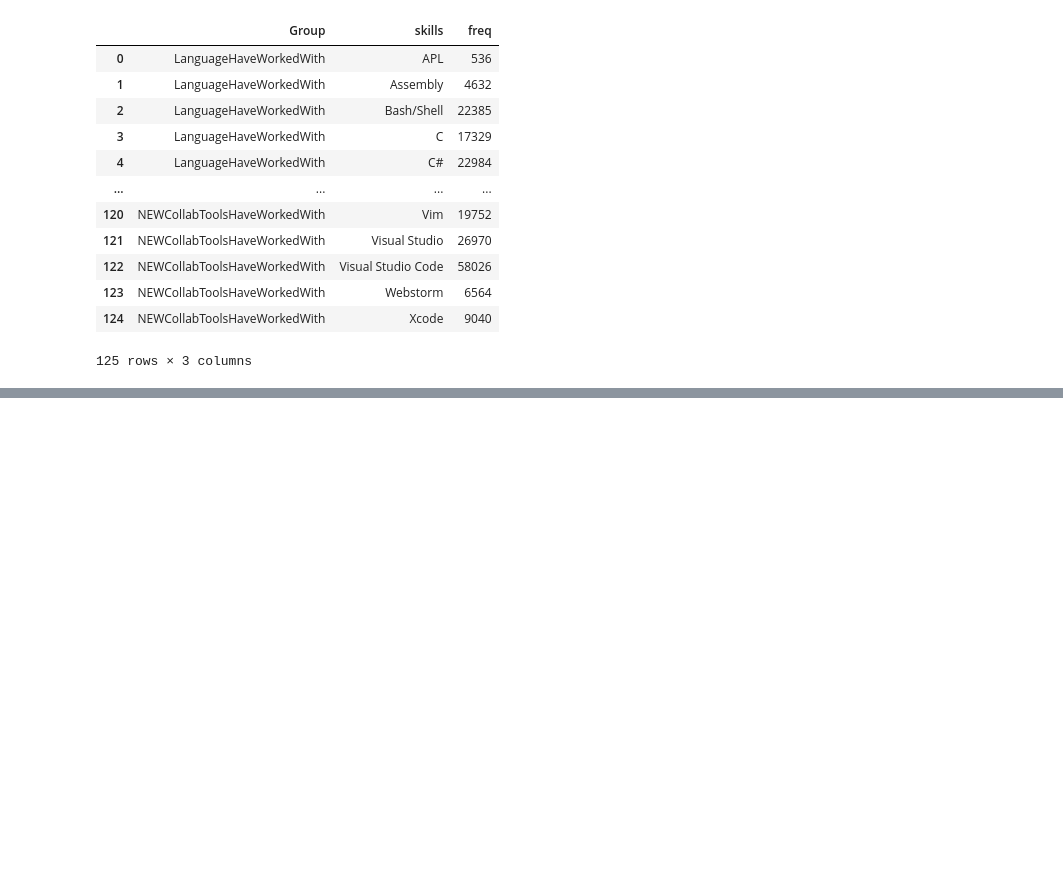
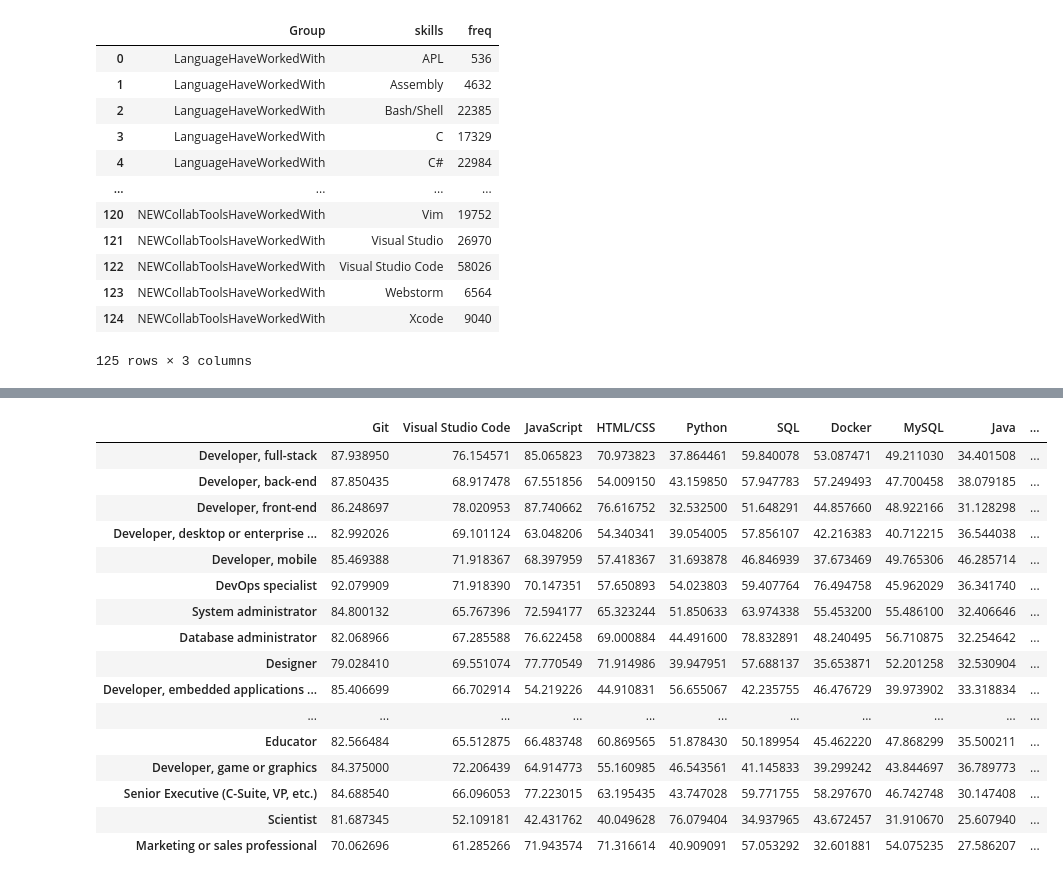
Before and after one commit to omar-shaaban742001/Tech2Job-Predictor-system, a Jupyter notebook: notebooks/02_analytics.ipynb, the cells around one changed output, grey strips where cells are left out. Drawn from its saved outputs; the diff is of its cells as text; code cells hidden in the pictures; blank space fills up the shorter version.

```diff
--- a/notebooks/02_analytics.ipynb
+++ b/notebooks/02_analytics.ipynb
@@ -153,0 +184,3 @@ fig.show()
+# %%
+sorted_roles = df['DevType'].sum().sort_values(ascending=False).index
+sorted_skills = df.drop('DevType', axis=1).sum().sort_values(ascending=False).droplevel(0).index.to_list()
@@ -153,0 +205,37 @@ fig.show()
+# %%
+skills = []
+
+for role in sorted_roles:
+
+  role_maksed = (df[('DevType', role)] == 1)
+
+  skill_percentage = pd.concat({tech_col: df.loc[role_maksed, tech_col].mean() * 100 for tech_col in TECH_COLS})
+
+  skills.append(skill_percentage)
+
+# Concat and format
+skills = pd.concat(skills, axis=1)
+skills.columns = sorted_roles
+skills = skills.reset_index(level=0, drop=True)
+skills = skills.loc[sorted_skills]
+skills = skills.T
+# %%
+skills
+# %% [output]
+|  | Git | Visual Studio Code | JavaScript | HTML/CSS | Python | SQL | Docker | MySQL | Java | ... |
+| Developer, full-stack | 87.938950 | 76.154571 | 85.065823 | 70.973823 | 37.864461 | 59.840078 | 53.087471 | 49.211030 | 34.401508 | ... |
+| Developer, back-end | 87.850435 | 68.917478 | 67.551856 | 54.009150 | 43.159850 | 57.947783 | 57.249493 | 47.700458 | 38.079185 | ... |
+| Developer, front-end | 86.248697 | 78.020953 | 87.740662 | 76.616752 | 32.532500 | 51.648291 | 44.857660 | 48.922166 | 31.128298 | ... |
+| Developer, desktop or enterprise ... | 82.992026 | 69.101124 | 63.048206 | 54.340341 | 39.054005 | 57.856107 | 42.216383 | 40.712215 | 36.544038 | ... |
+| Developer, mobile | 85.469388 | 71.918367 | 68.397959 | 57.418367 | 31.693878 | 46.846939 | 37.673469 | 49.765306 | 46.285714 | ... |
+| DevOps specialist | 92.079909 | 71.918390 | 70.147351 | 57.650893 | 54.023803 | 59.407764 | 76.494758 | 45.962029 | 36.341740 | ... |
+| System administrator | 84.800132 | 65.767396 | 72.594177 | 65.323244 | 51.850633 | 63.974338 | 55.453200 | 55.486100 | 32.406646 | ... |
+| Database administrator | 82.068966 | 67.285588 | 76.622458 | 69.000884 | 44.491600 | 78.832891 | 48.240495 | 56.710875 | 32.254642 | ... |
+| Designer | 79.028410 | 69.551074 | 77.770549 | 71.914986 | 39.947951 | 57.688137 | 35.653871 | 52.201258 | 32.530904 | ... |
+| Developer, embedded applications ... | 85.406699 | 66.702914 | 54.219226 | 44.910831 | 56.655067 | 42.235755 | 46.476729 | 39.973902 | 33.318834 | ... |
+| ... | ... | ... | ... | ... | ... | ... | ... | ... | ... | ... |
+| Educator | 82.566484 | 65.512875 | 66.483748 | 60.869565 | 51.878430 | 50.189954 | 45.462220 | 47.868299 | 35.500211 | ... |
+| Developer, game or graphics | 84.375000 | 72.206439 | 64.914773 | 55.160985 | 46.543561 | 41.145833 | 39.299242 | 43.844697 | 36.789773 | ... |
+| Senior Executive (C-Suite, VP, etc.) | 84.688540 | 66.096053 | 77.223015 | 63.195435 | 43.747028 | 59.771755 | 58.297670 | 46.742748 | 30.147408 | ... |
+| Scientist | 81.687345 | 52.109181 | 42.431762 | 40.049628 | 76.079404 | 34.937965 | 43.672457 | 31.910670 | 25.607940 | ... |
+| Marketing or sales professional | 70.062696 | 61.285266 | 71.943574 | 71.316614 | 40.909091 | 57.053292 | 32.601881 | 54.075235 | 27.586207 | ... |
```
Also changed, not shown: parts of 12 cells of this notebook, 1 other file.
